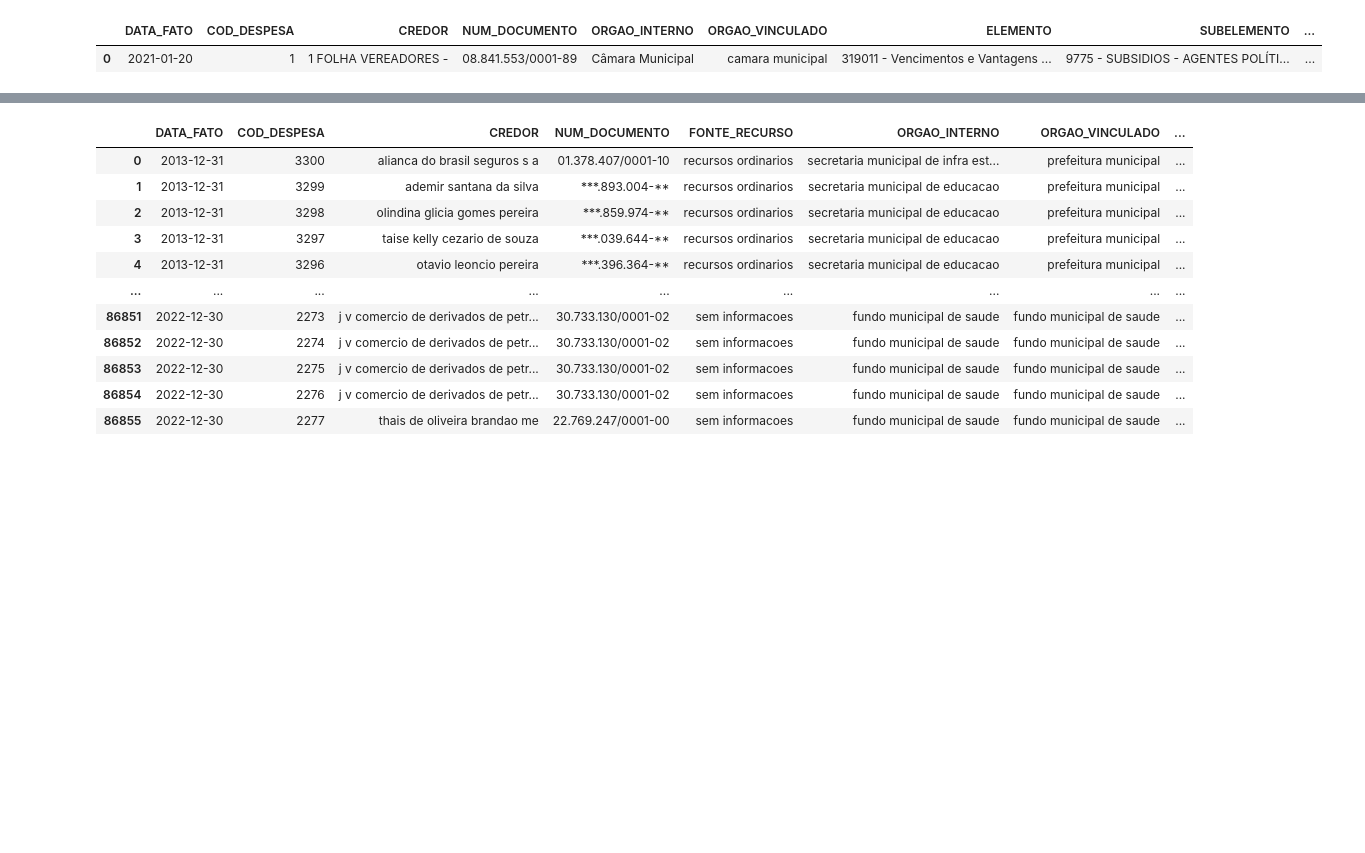
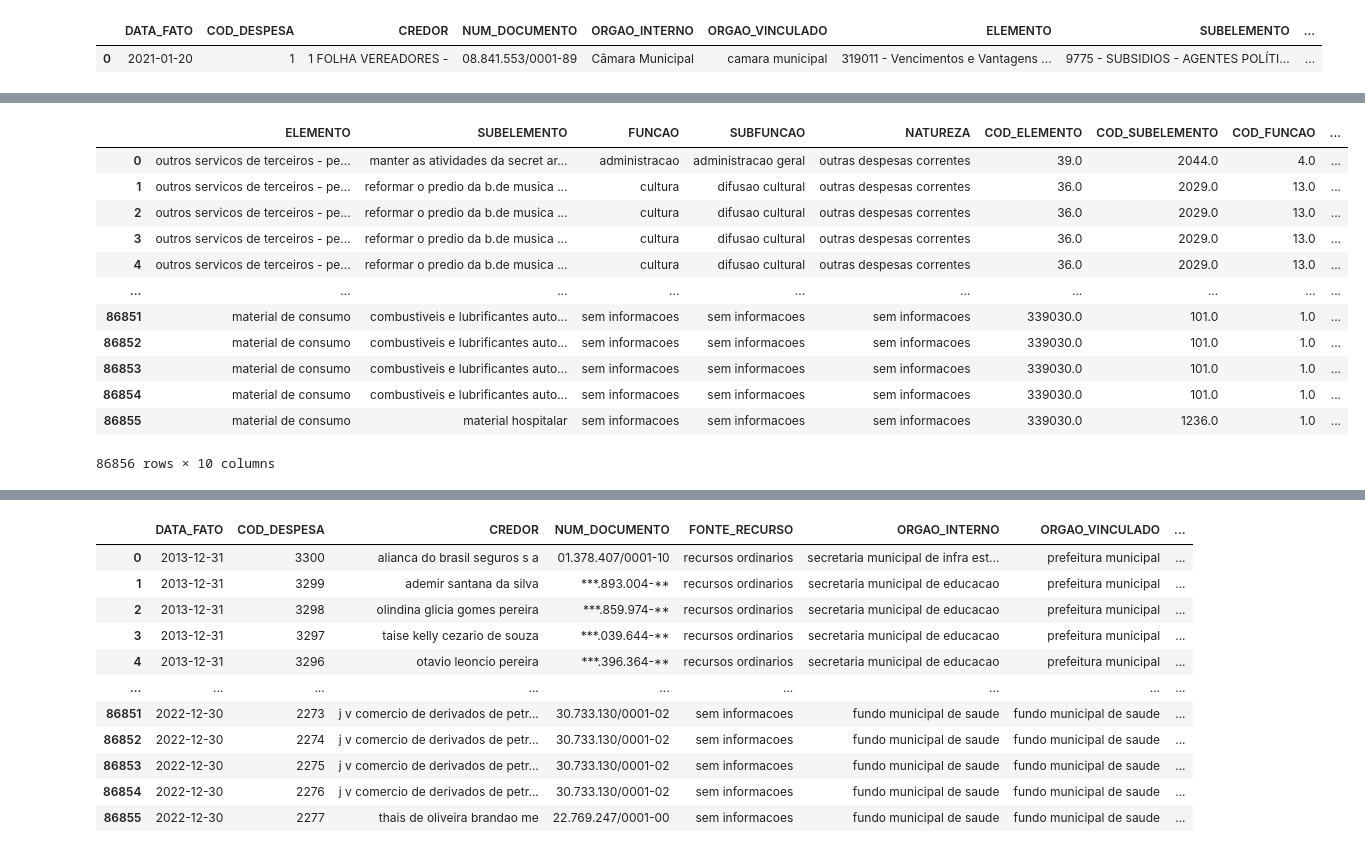
Before and after one commit to AllysonAbreu/dw_contas_publicas_2022, a Jupyter notebook: TCC2/dados/02_despesas/dados_para_carga/tratamento_novos_dados.ipynb, the cells around one changed output, grey strips where cells are left out. Saved outputs shown, nothing was run; the diff lists cells and outputs as text; code cells hidden in the pictures; blank space fills up the shorter version.

```diff
--- a/TCC2/dados/02_despesas/dados_para_carga/tratamento_novos_dados.ipynb
+++ b/TCC2/dados/02_despesas/dados_para_carga/tratamento_novos_dados.ipynb
@@ -683,6 +683,8 @@ Name: ORGAO_VINCULADO, dtype: int64
 # %% [markdown]
 ### Padronizando a coluna FUNCAO e SUBFUNCAO
 # %%
+from unidecode import unidecode
+
 def tratar_coluna(df,column,new_column):
     # cria a coluna nova coluna com valores nulos
     df[new_column] = pd.Series(dtype='int64')
@@ -699,7 +701,7 @@ def tratar_coluna(df,column,new_column):
             string_sem_espaco = string.strip().lower()
 
             df.at[i, new_column] = int(cod)
-            df.at[i, column] = unidecode.unidecode(string_sem_espaco)
+            df.at[i, column] = unidecode(string_sem_espaco)
 
     return df
 # %%
@@ -1164,7 +1155,28 @@ df_despesa.head(1)
 # %%
 df_despesa_copy = df_despesa[['ELEMENTO','SUBELEMENTO','FUNCAO','SUBFUNCAO','NATUREZA']].copy()
+
+df_despesa_copy['FUNCAO'] = df_despesa_copy['FUNCAO'].fillna('1 - sem informacoes')
+df_despesa_copy['SUBFUNCAO'] = df_despesa_copy['SUBFUNCAO'].fillna('1 - sem informacoes')
+df_despesa_copy['NATUREZA'] = df_despesa_copy['NATUREZA'].fillna('10 - sem informacoes')
+
 df_despesa_copy = tratar_coluna(df_despesa_copy,'ELEMENTO','COD_ELEMENTO')
 df_despesa_copy = tratar_coluna(df_despesa_copy,'SUBELEMENTO','COD_SUBELEMENTO')
 df_despesa_copy = tratar_coluna(df_despesa_copy,'FUNCAO','COD_FUNCAO')
 df_despesa_copy = tratar_coluna(df_despesa_copy,'SUBFUNCAO','COD_SUBFUNCAO')
 df_despesa_copy = tratar_coluna(df_despesa_copy,'NATUREZA','COD_NATUREZA')
+# %%
+df_despesa_copy
+# %% [output]
+|  | ELEMENTO | SUBELEMENTO | FUNCAO | SUBFUNCAO | NATUREZA | COD_ELEMENTO | COD_SUBELEMENTO | COD_FUNCAO | ... |
+| 0 | outros servicos de terceiros - pe... | manter as atividades da secret ar... | administracao | administracao geral | outras despesas correntes | 39.0 | 2044.0 | 4.0 | ... |
+| 1 | outros servicos de terceiros - pe... | reformar o predio da b.de musica ... | cultura | difusao cultural | outras despesas correntes | 36.0 | 2029.0 | 13.0 | ... |
+| 2 | outros servicos de terceiros - pe... | reformar o predio da b.de musica ... | cultura | difusao cultural | outras despesas correntes | 36.0 | 2029.0 | 13.0 | ... |
+| 3 | outros servicos de terceiros - pe... | reformar o predio da b.de musica ... | cultura | difusao cultural | outras despesas correntes | 36.0 | 2029.0 | 13.0 | ... |
+| 4 | outros servicos de terceiros - pe... | reformar o predio da b.de musica ... | cultura | difusao cultural | outras despesas correntes | 36.0 | 2029.0 | 13.0 | ... |
+| ... | ... | ... | ... | ... | ... | ... | ... | ... | ... |
+| 86851 | material de consumo | combustiveis e lubrificantes auto... | sem informacoes | sem informacoes | sem informacoes | 339030.0 | 101.0 | 1.0 | ... |
+| 86852 | material de consumo | combustiveis e lubrificantes auto... | sem informacoes | sem informacoes | sem informacoes | 339030.0 | 101.0 | 1.0 | ... |
+| 86853 | material de consumo | combustiveis e lubrificantes auto... | sem informacoes | sem informacoes | sem informacoes | 339030.0 | 101.0 | 1.0 | ... |
+| 86854 | material de consumo | combustiveis e lubrificantes auto... | sem informacoes | sem informacoes | sem informacoes | 339030.0 | 101.0 | 1.0 | ... |
+| 86855 | material de consumo | material hospitalar | sem informacoes | sem informacoes | sem informacoes | 339030.0 | 1236.0 | 1.0 | ... |
+86856 rows × 10 columns
```
Also changed, not shown: parts of 7 cells of this notebook, 12 other files.
